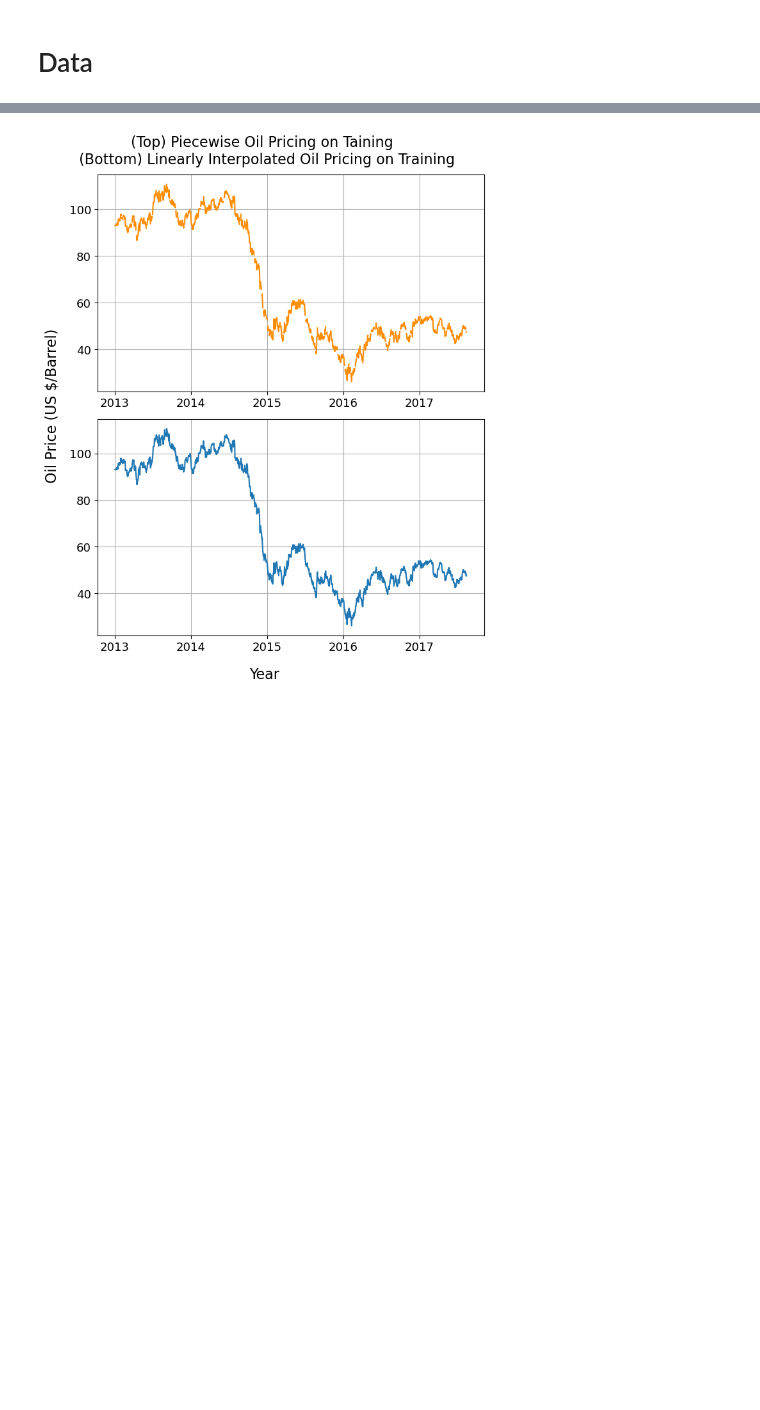
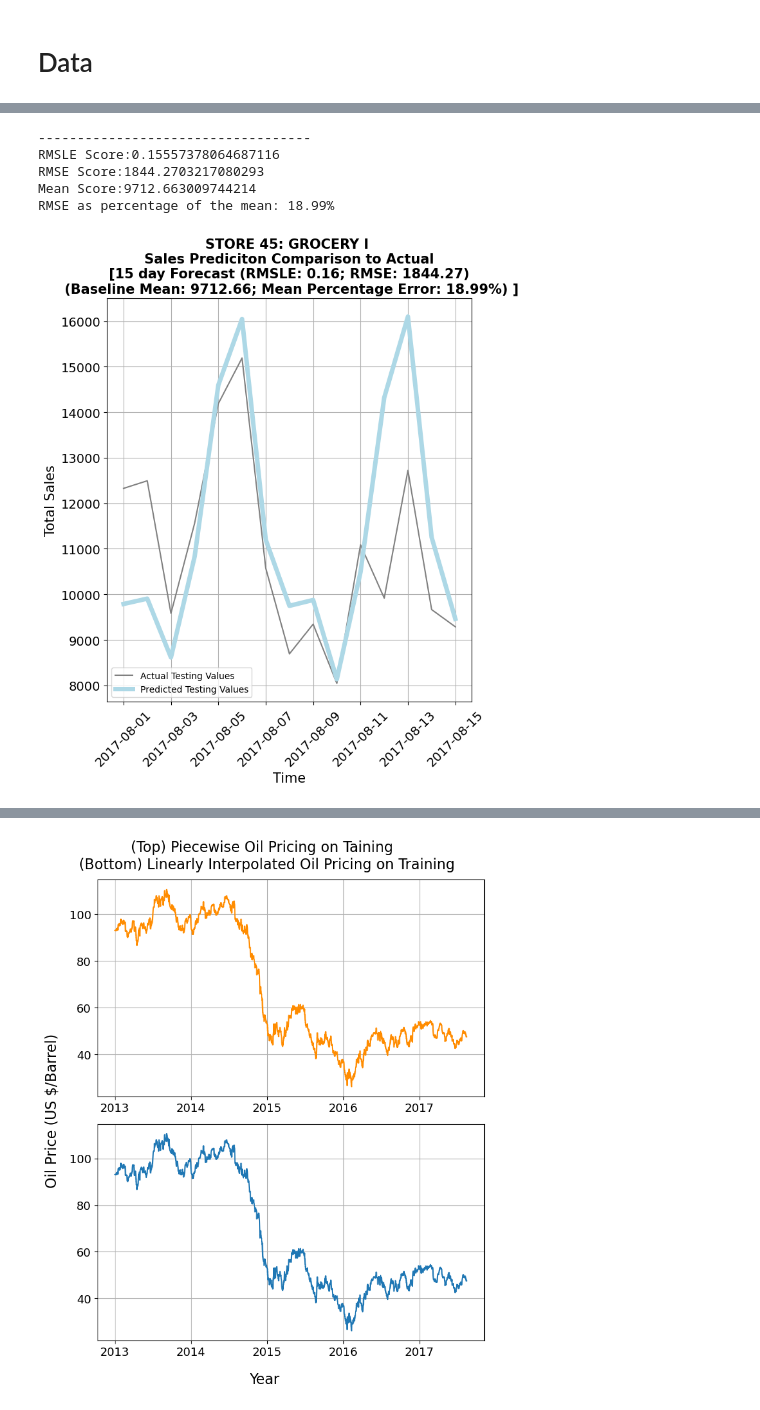
Before and after one commit to chriskuz/store_sales_time_series_forecasting, a Jupyter notebook: src/model_notebook.ipynb, the cells around one changed output, grey strips where cells are left out. Saved outputs shown, nothing was run; the diff lists cells and outputs as text; code cells hidden in the pictures; blank space fills up the shorter version.

```diff
--- a/src/model_notebook.ipynb
+++ b/src/model_notebook.ipynb
@@ -257,0 +232,3 @@ print(base_df["date"].nunique() - oil["date"].nunique())
+# %%
+base_df = run_base_df()
+# X_train, y_train, X_test, y_test = sinlge_model_pre_process(base_df, model_filter=[45, "GROCERY I"], first_n_dates=30, last_n_dates=15)
@@ -257,0 +254,59 @@ print(base_df["date"].nunique() - oil["date"].nunique())
+# %%
+first_n_dates=30
+last_n_dates=15 #30 days visually adhere's well
+
+X_train, y_train, X_test, y_test = sinlge_model_pre_process(base_df, model_filter=[45, "GROCERY I"], first_n_dates=first_n_dates, last_n_dates=last_n_dates)
+
+# Basic model setup
+model = SARIMAX(
+    y_train,                     # Target variable
+    order=(1, 0, 2),                    # Default ARIMA order
+    seasonal_order=(1, 0, 2, 7),        # Default seasonal order (no seasonality)
+    exog=X_train        # Optional: Exogenous variables
+)
+model_fit = model.fit(disp=False)
+
+forecast = model_fit.predict(start=y_test.index[0], end=y_test.index[-1], exog=X_test)
+
+y_test_clipped = np.maximum(y_test, 0)
+forecast_clipped = np.maximum(forecast, 0)
+
+rmsle = np.sqrt(mean_squared_log_error(y_test_clipped, forecast_clipped))
+rmse = np.sqrt(mean_squared_error(y_test_clipped, forecast_clipped))
+target_mean = y_train.mean()
+rmse_percentage = (rmse / target_mean) * 100
+
+
+
+print("-----------------------------------")
+print(f"RMSLE Score:{rmsle}")
+print(f"RMSE Score:{rmse}")
+print(f"Mean Score:{target_mean}")
+print(f"RMSE as percentage of the mean: {rmse_percentage:.2f}%")
+
+
+
+VALUE_COLORS = {
+    "y_pred":"blue",
+    "y_test":"gray",
+    "y_train":"lightblue"
+}
+
+plt.figure(figsize=(7.16, 8.8)) #(figsize=(25,10)) #figsize=(11.69,8.27))
+
+plt.plot(y_test_clipped.index, y_test_clipped, color="gray", label="Actual Testing Values")
+plt.plot(forecast_clipped.index, forecast_clipped, color="lightblue", label="Predicted Testing Values", linewidth=5)
+
+plt.title(f"STORE 45: GROCERY I \n Sales Prediciton Comparison to Actual \n [{last_n_dates} day Forecast (RMSLE: {rmsle.round(2)}; RMSE: {rmse.round(2)}) \n (Baseline Mean: {target_mean.round(2)}; Mean Percentage Error: {rmse_percentage.round(2)}%) ]", fontweight="bold", size=15)
+plt.xlabel("Time", size=15)
+plt.ylabel("Total Sales", size=15)
+plt.xticks(size=14, rotation=45)
+plt.yticks(size=14)
+
+
+plt.grid(which="major")
+plt.legend()
+plt.tight_layout()
+
+plt.savefig(f"../images/{last_n_dates}_day_model.png", format="png", dpi=300)
+# %% [output]
@@ -257,0 +330,6 @@ print(base_df["date"].nunique() - oil["date"].nunique())
+-----------------------------------
+RMSLE Score:0.15557378064687116
+RMSE Score:1844.2703217080293
+Mean Score:9712.663009744214
+RMSE as percentage of the mean: 18.99%
+[figure, added]
```
Also changed, not shown: parts of 62 cells of this notebook.
